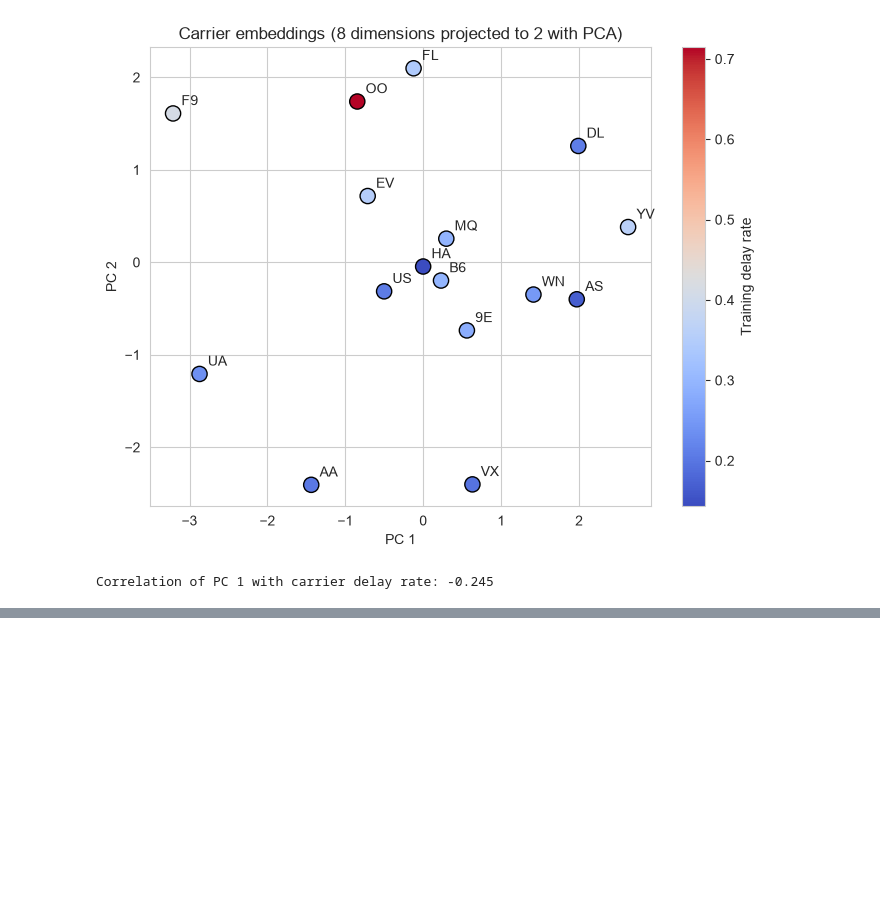
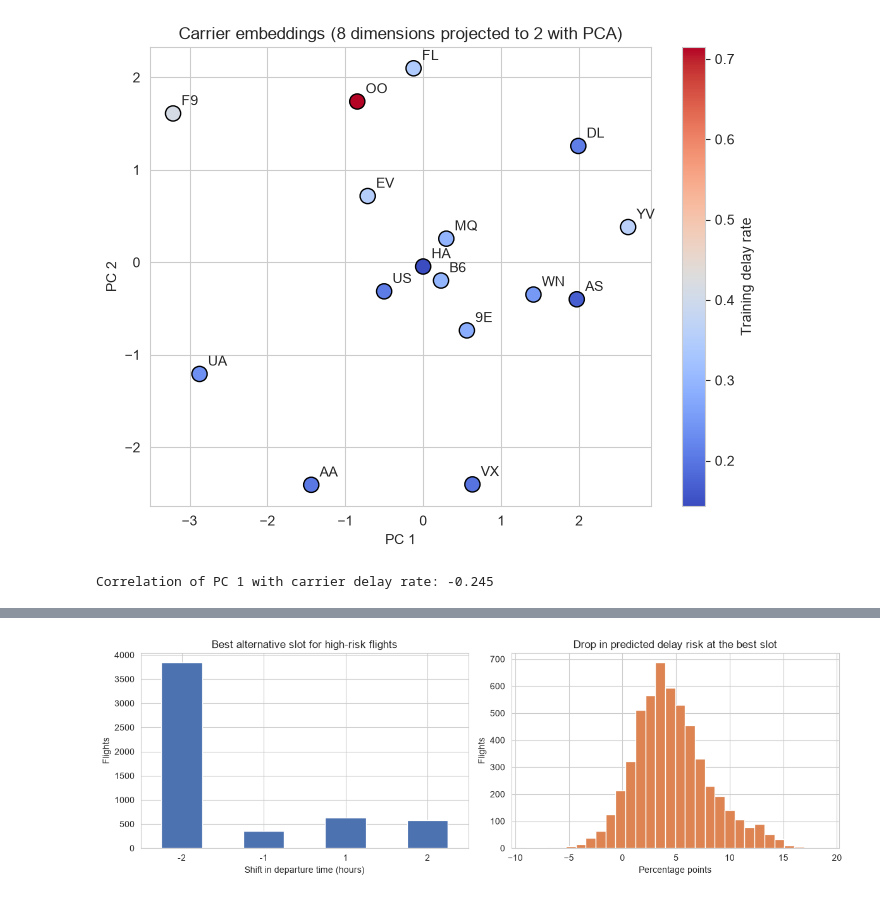
Before and after one commit to mayank-pillai-99/flight-delay-prediction, a Jupyter notebook: phase2/flight_delay_dl.ipynb, the cells around one changed output, grey strips where cells are left out. Drawn from its saved outputs; the diff is of its cells as text; code cells hidden in the pictures; blank space fills up the shorter version.

Commit message:
Phase 2: add what-if rescheduling analysis

```diff
--- a/phase2/flight_delay_dl.ipynb
+++ b/phase2/flight_delay_dl.ipynb
@@ -482,0 +534,14 @@ Correlation of PC 1 with carrier delay rate: -0.245
+# %%
+fig, axes = plt.subplots(1, 2, figsize=(12, 4))
+best_shift.value_counts().sort_index().plot(kind="bar", ax=axes[0], color="#4C72B0")
+axes[0].set_title("Best alternative slot for high-risk flights")
+axes[0].set_xlabel("Shift in departure time (hours)"); axes[0].set_ylabel("Flights")
+axes[0].tick_params(axis="x", rotation=0)
+axes[1].hist(reduction * 100, bins=30, color="#DD8452")
+axes[1].set_title("Drop in predicted delay risk at the best slot")
+axes[1].set_xlabel("Percentage points"); axes[1].set_ylabel("Flights")
+plt.tight_layout()
+plt.savefig("figures/what_if.png", dpi=150)
+plt.show()
+# %% [output]
+[figure, added]
```
Also changed, not shown: parts of 2 cells of this notebook, 1 other file.
